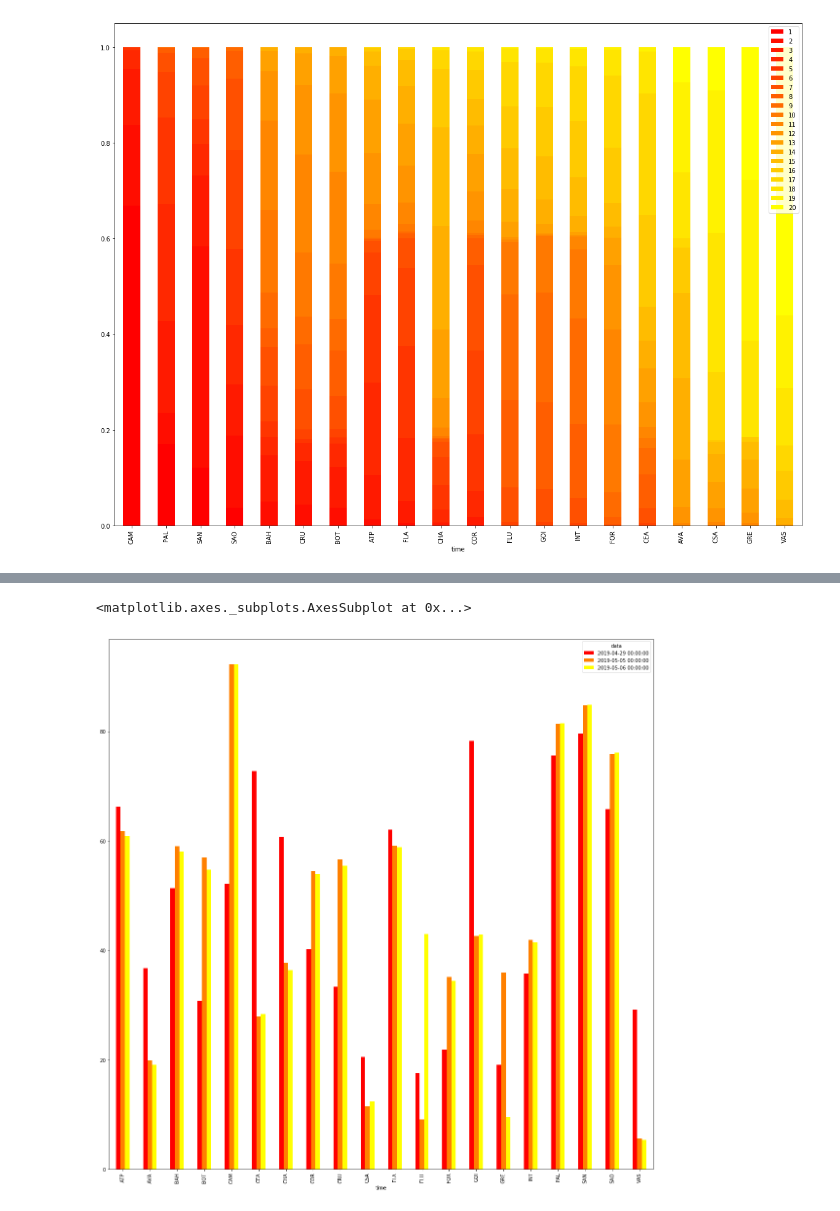
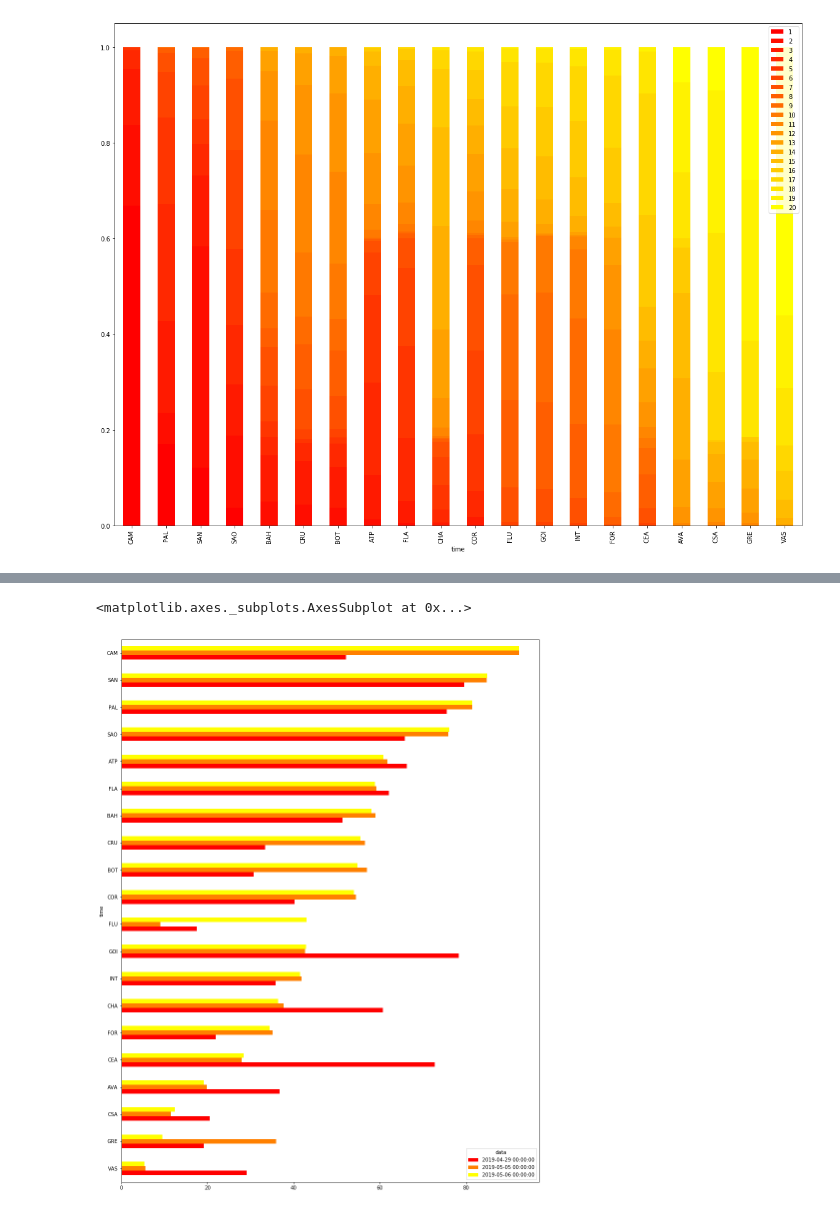
Before and after one commit to lfkopp/brasileirao, a Jupyter notebook: graphs.ipynb, the cells around one changed output, grey strips where cells are left out. Cells and saved outputs as stored; diff of their text form; code cells hidden in the pictures.

```diff
--- a/graphs.ipynb
+++ b/graphs.ipynb
@@ -40,6 +40,6 @@ long2.plot(kind='bar',stacked=True,figsize=(20,20), colormap='autumn')
 # %%
 long2 = long.groupby(['time','data'])['points'].mean().unstack()
-long2.plot(kind='bar',stacked=False,figsize=(20,20), colormap='autumn')
+long2.sort_values(long2.columns.max()).plot(kind='barh',stacked=False,figsize=(15,20), colormap='autumn')
 # %% [output]
 <matplotlib.axes._subplots.AxesSubplot at 0x...>
-[figure, old version]
+[figure, new version]
```
Also changed, not shown: parts of 1 cell of this notebook.
